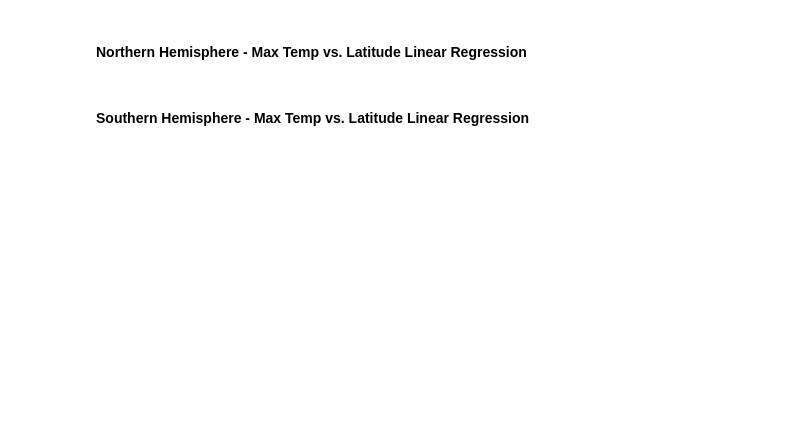
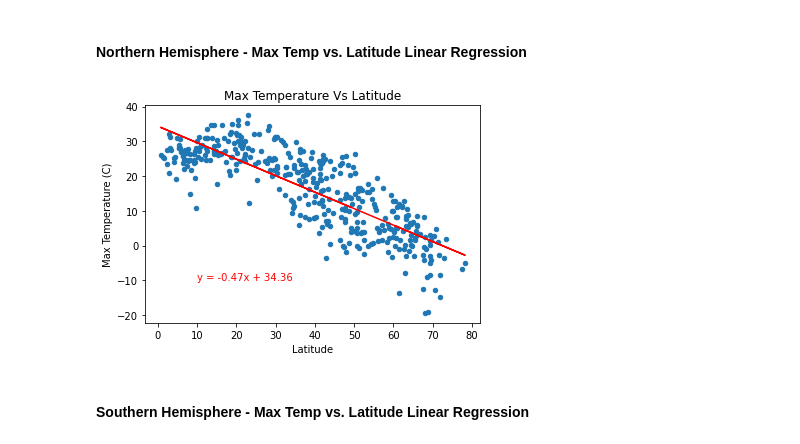
Before and after one commit to mgodfrey48/mapping-hotels, a Jupyter notebook: WeatherPy.ipynb, the cells around one changed output. Cells and saved outputs as stored; diff of their text form; code cells hidden in the pictures; blank space fills up the shorter version.

```diff
--- a/WeatherPy.ipynb
+++ b/WeatherPy.ipynb
@@ -208,2 +208,6 @@ plt.show()
 # %% [markdown]
 ## Linear Regression
+# %%
+# split data into northern and southern hemispheres
+northern_hem_cities = city_weather_data.loc[(city_weather_data['Lat'] > 0)]
+southern_hem_cities = city_weather_data.loc[(city_weather_data['Lat'] < 0)]
@@ -210,4 +221,17 @@ plt.show()
 # %% [markdown]
 ####  Northern Hemisphere - Max Temp vs. Latitude Linear Regression
+# %%
+xvalues = northern_hem_cities['Lat']
+yvalues = northern_hem_cities['Max Temp']
+nt_slope, nt_intercept, nt_r, nt_p, nt_std_err = linregress(xvalues, yvalues)
+nt_fit = nt_slope*xvalues + nt_intercept
+fit_eq = f'y = {round(nt_slope, 2)}x + {round(nt_intercept, 2)}'
+
+northern_hem_cities.plot('Lat', 'Max Temp', kind='scatter', xlabel='Latitude', ylabel='Max Temperature (C)', title='Max Temperature Vs Latitude')
+plt.plot(xvalues, nt_fit, "-", color='r')
+plt.annotate(fit_eq, (10,-10), color='r')
+plt.show()
+# %% [output]
+[figure, added]
 # %% [markdown]
 ####  Southern Hemisphere - Max Temp vs. Latitude Linear Regression
```
Also changed, not shown: parts of 17 cells of this notebook.
